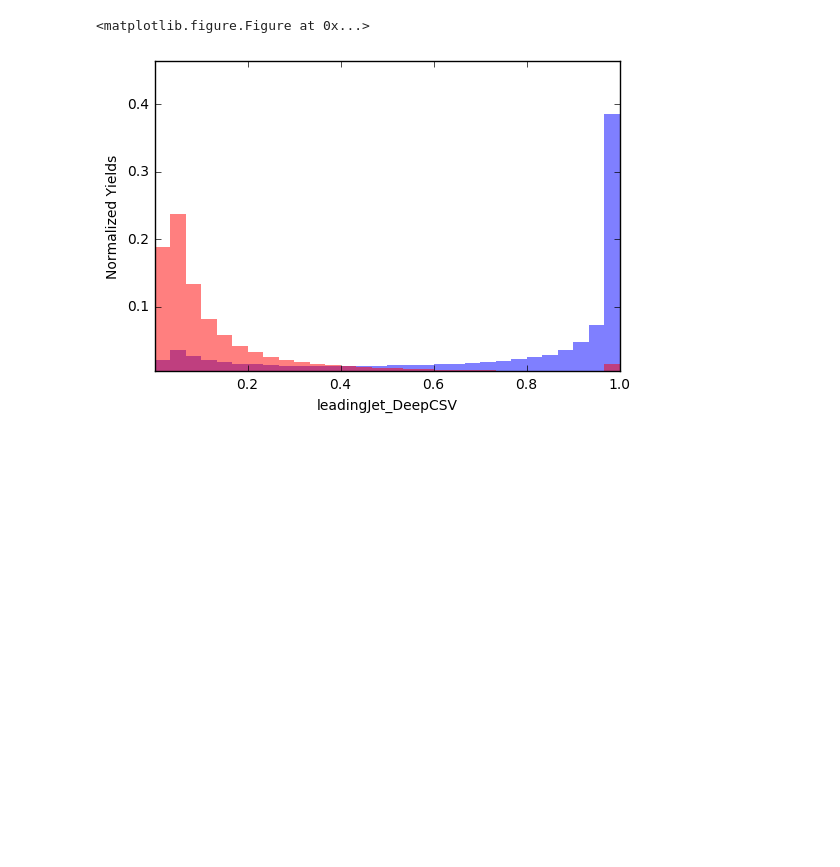
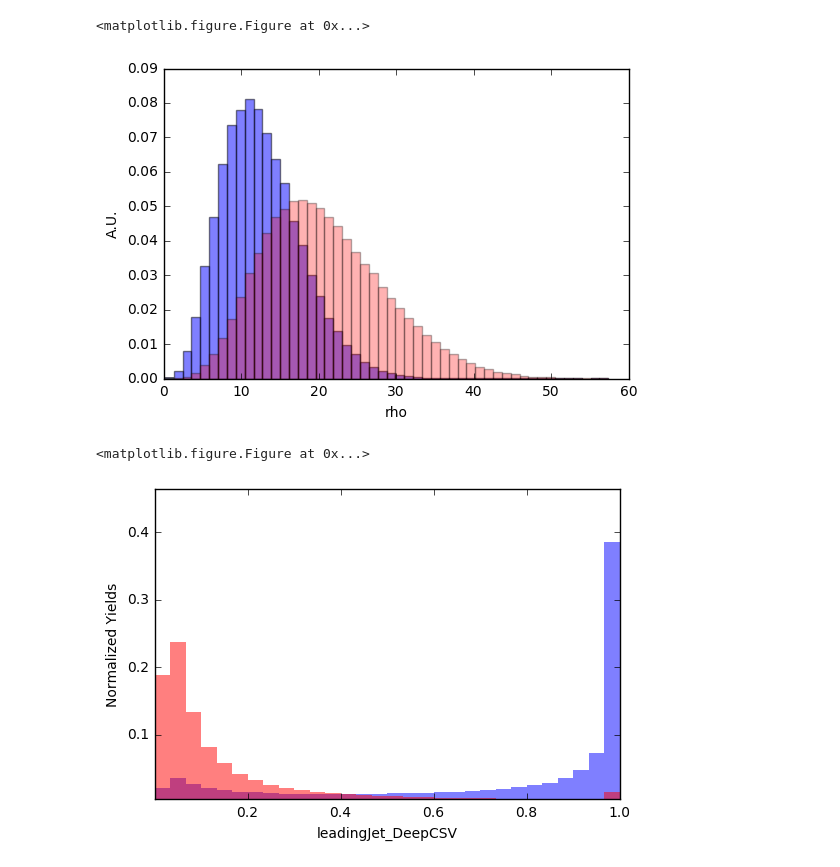
Before and after one commit to michelif/HHbbgg_ETH, a Jupyter notebook: Training/notebooks/trainMVAHHbbgg_common.ipynb, the cells around one changed output. Cells and saved outputs as stored; diff of their text form; code cells hidden in the pictures; blank space fills up the shorter version.

```diff
--- a/Training/notebooks/trainMVAHHbbgg_common.ipynb
+++ b/Training/notebooks/trainMVAHHbbgg_common.ipynb
@@ -61,7 +60,7 @@ using signal file n.1: /mnt/t3nfs01/data01/shome/nchernya/HHbbgg_ETH_devel/root_
 # %% [markdown]
 ## Folder name where to store output for a specific training
 # %%
-outstr = "24_10_2018_common2017"
+outstr = "28_10_2018_common2017"
 labels.append(outstr)
 utils.IO.plotFolder = '/mnt/t3nfs01/data01/shome/nchernya/HHbbgg_ETH_devel/Training/plots/%s/'%outstr
 if not os.path.exists(utils.IO.plotFolder):
@@ -180,6 +178,24 @@ plt.show()
 # %% [output]
 [figure]
 <matplotlib.figure.Figure at 0x...>
+# %%
+MX_2016 = np.array(utils.IO.signal_df[0]['rho'])
+weight_2016 = np.array(utils.IO.signal_df[0]['weight'])
+
+MX_2017 = np.array(utils.IO.signal_df[1]['rho'])
+weight_2017 = np.array(utils.IO.signal_df[1]['weight'])
+
+
+n, bins, patches = plt.hist(MX_2016, 50, facecolor='b', alpha=0.5,weights=weight_2016,normed=True,label='2016')
+plt.xlabel('rho')
+plt.ylabel('A.U.')
+n_2017, bins_2017, patches_2017 = plt.hist(MX_2017, bins=bins,facecolor='r', alpha=0.3,weights=weight_2017,normed=True,label='2017')
+plt.show()
+plt.savefig(utils.IO.plotFolder+"rho_2016_2017"+"_"+str(outstr)+".pdf")
+plt.show()
+# %% [output]
+[figure, added]
+<matplotlib.figure.Figure at 0x...>
 # %%
 plotting.plot_input_variables(X_sig,X_bkg,branch_names+branch_cuts+['year'],None,30,'')
 #utils.IO.signal_df[0]['(subleadingJet_pt/subleadingJet_bRegNNCorr)'].plot.hist(bins=100,range=[0,50])
```
Also changed, not shown: parts of 8 cells of this notebook, 8 other files.
